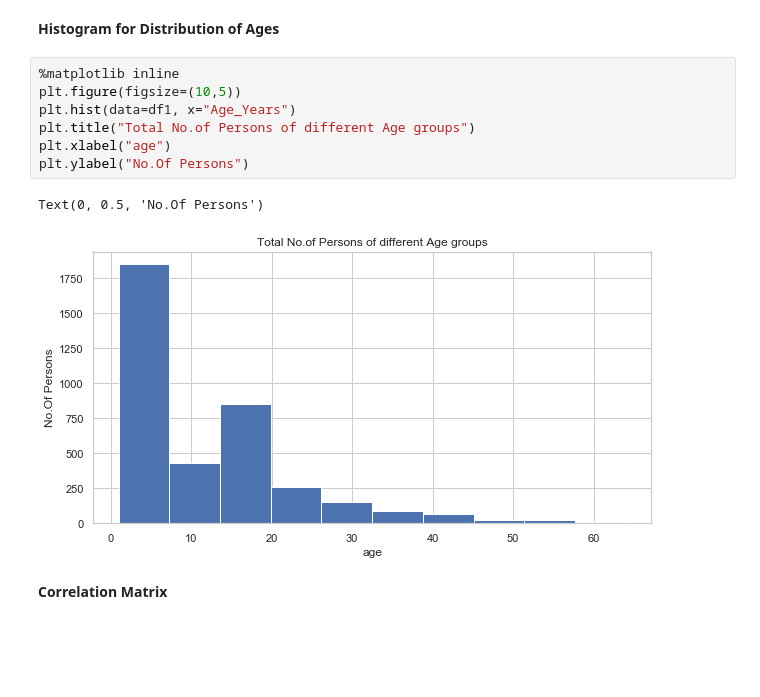
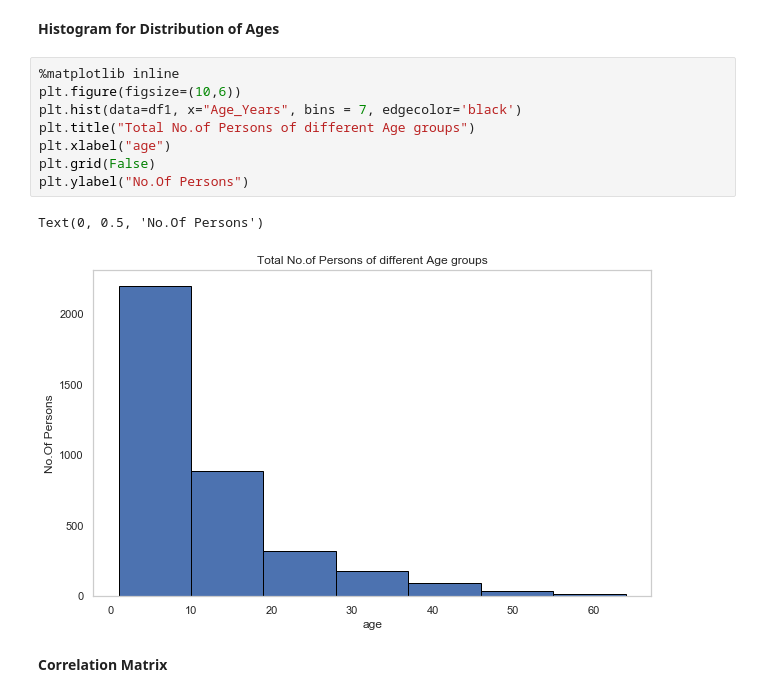
Before and after one commit to Chaitanya204/University-Project, a Jupyter notebook: Predicting and Diagnosing Autism Spectrum Disorder (ASD) Using Machine Learning Models.ipynb, the cells around one changed output. Drawn from its saved outputs; the diff is of its cells as text; blank space fills up the shorter version.

```diff
--- a/Predicting and Diagnosing Autism Spectrum Disorder (ASD) Using Machine Learning Models.ipynb
+++ b/Predicting and Diagnosing Autism Spectrum Disorder (ASD) Using Machine Learning Models.ipynb
@@ -310,14 +310,15 @@ df1["Age_Years"].max()
 **Histogram for Distribution of Ages**
 # %%
 %matplotlib inline
-plt.figure(figsize=(10,5))
-plt.hist(data=df1, x="Age_Years")
+plt.figure(figsize=(10,6))
+plt.hist(data=df1, x="Age_Years", bins = 7, edgecolor='black')
 plt.title("Total No.of Persons of different Age groups")
 plt.xlabel("age")
+plt.grid(False)
 plt.ylabel("No.Of Persons")
 # %% [output]
 Text(0, 0.5, 'No.Of Persons')
-[figure, old version]
+[figure, new version]
 # %% [markdown]
 **Correlation Matrix**
 # %%
```
